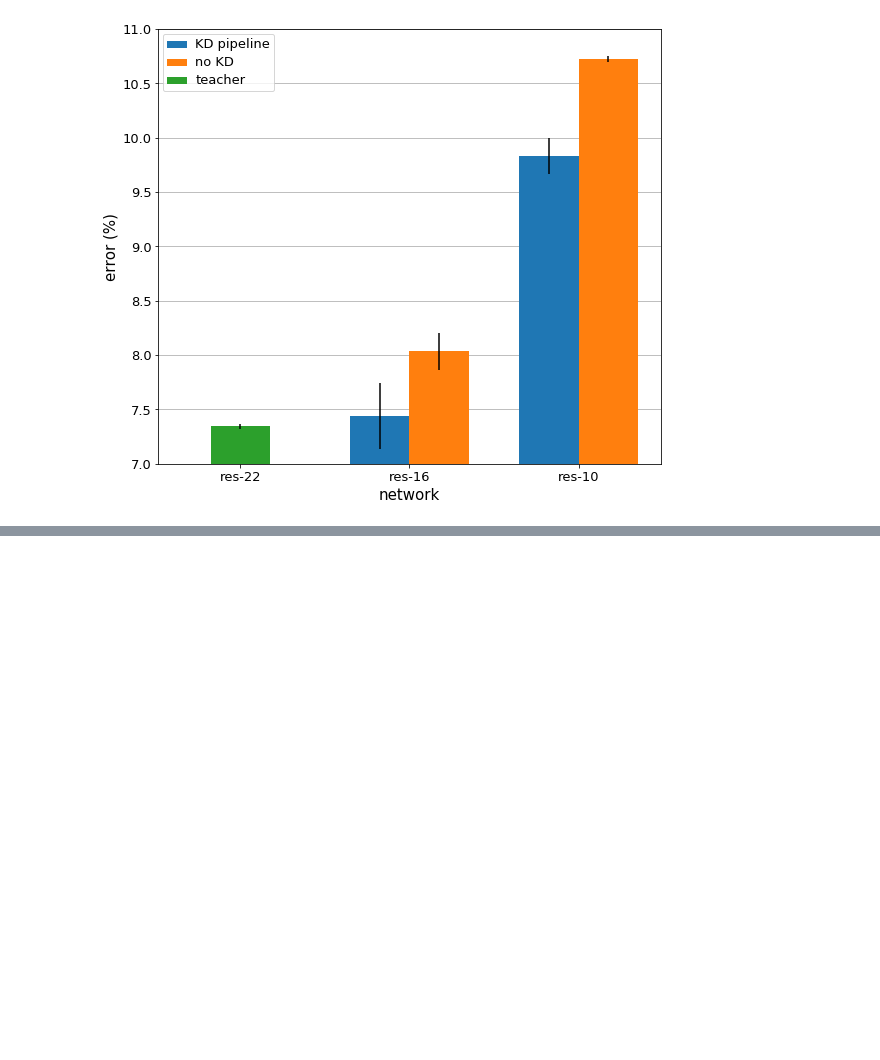
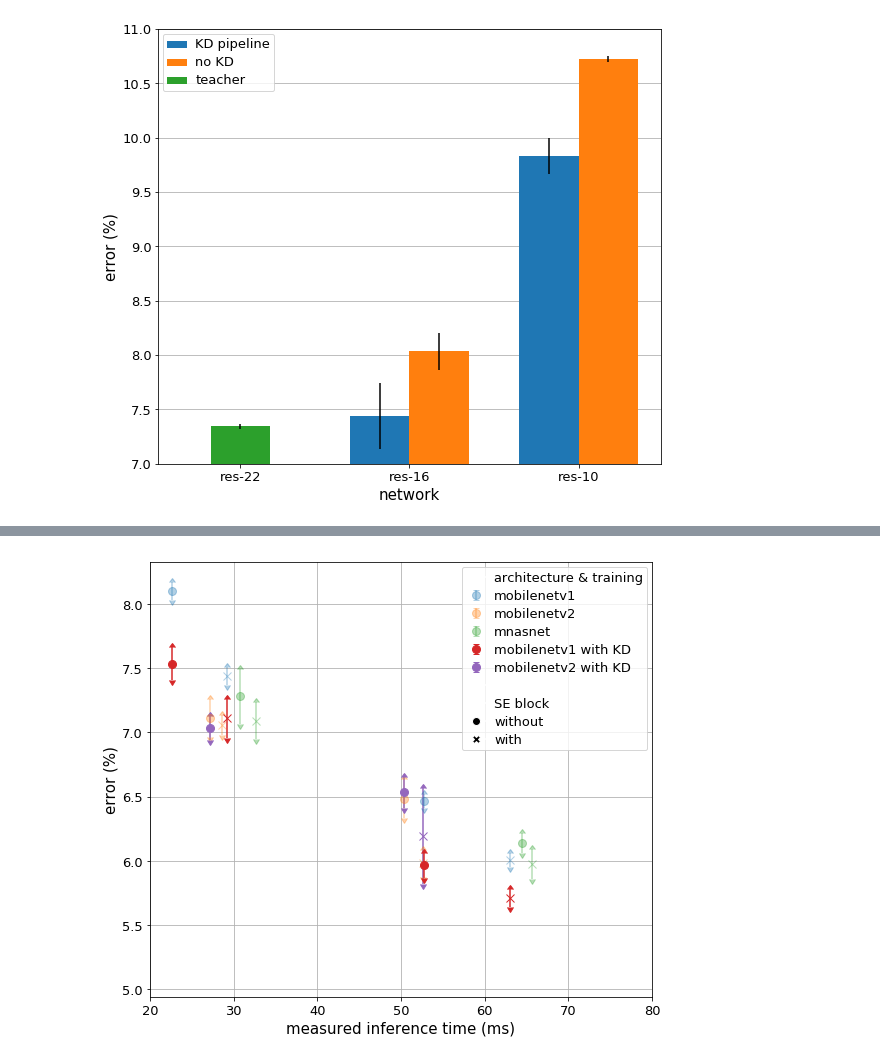
Before and after one commit to NatGr/Master_Thesis, a Jupyter notebook: training_from_scratch/visualize.ipynb, the cells around one changed output, grey strips where cells are left out. Drawn from its saved outputs; the diff is of its cells as text; code cells hidden in the pictures; blank space fills up the shorter version.

```diff
--- a/training_from_scratch/visualize.ipynb
+++ b/training_from_scratch/visualize.ipynb
@@ -19,10 +19,13 @@ results.reset_index(inplace=True)
 results['time'] = results['time'] * 1000
 results['error'] = 100*(1.0 - results[['acc1', 'acc2', 'acc3']].mean(axis=1))
 results['error_std'] = 100*results[['acc1', 'acc2', 'acc3']].std(axis=1)
-is_KD = results.file_name.apply(lambda x: "KD" in x)
+is_KD = results.file_name.apply(lambda x: "_KD" in x)
+is_new_KD = results.file_name.apply(lambda x: "newKD" in x)
 results_KD = results[is_KD]
 results_KD.reset_index(inplace=True)
-results = results[np.logical_not(is_KD)]
+results_new_KD = results[is_new_KD]
+results_new_KD.reset_index(inplace=True)
+results = results[np.logical_not(np.logical_or(is_KD, is_new_KD))]
 results.reset_index(inplace=True)
 results.head()
 # %% [output]
@@ -274,0 +388,73 @@ plt.show()
+# %%
+colors = {'mobilenetv1': 'C0',
+         'mobilenetv2': 'C1',
+         'mnasnet': 'C2',
+         'mobilenetv1_KD': 'C3',
+         'mobilenetv2_KD': 'C4'}
+
+legend = {'mobilenetv1': 'mobilenetv1',
+         'mobilenetv2': 'mobilenetv2',
+         'mnasnet': 'mnasnet',
+         'mobilenetv1_KD': 'mobilenetv1 with KD',
+         'mobilenetv2_KD': 'mobilenetv2 with KD'}
+
+fig, ax = plt.subplots(1, figsize=(9, 8))
+results_mob = pd.concat([results[results.arch.apply(
+    lambda x: x in ['mobilenetv1', 'mobilenetv2', 'mnasnet'])], results_new_KD])
+results_mob.drop(['level_0', 'index'], axis=1, inplace=True)
+results_mob.sort_values(["se"], inplace=True, ascending=True)
+results_mob.reset_index(inplace=True)
+marksize = 8
+
+for i in range(results_mob.shape[0]):
+    plt.errorbar(results_mob.time[i],
+                 results_mob.error[i],
+                 color=colors[results_mob.arch[i]],
+                 yerr=results_mob.error_std[i],
+                 fmt='x' if 'se' in results_mob.file_name[i] else 'o',
+                 lolims=True, uplims=True,
+                 markersize=marksize,
+                 alpha=1 if "KD" in results_mob.arch[i] else 0.35,
+                 ecolor=colors[results_mob.arch[i]],
+                 label=legend[results_mob.arch[i]])
+ax.set_xlabel('measured inference time (ms)', fontsize=15)
+ax.set_ylabel('error (%)', fontsize=15)
+ax.grid(True)
+
+handles, labels = plt.gca().get_legend_handles_labels()  # removes duplicates
+by_label = OrderedDict(zip(labels, handles))
+
+
+labels = [i for i in by_label.keys()]
+handles = [i for i in by_label.values()]
+
+
+handles.append(Line2D([0], [0], marker='o', color='w', label='',
+                          markerfacecolor='w', markersize=marksize))
+labels.append('')
+
+handles.append(Line2D([0], [0], marker='o', color='w', label='',
+                          markerfacecolor='w', markersize=marksize))
+labels.append('SE block')
+
+handles.append(Line2D([0], [0], marker='o', color='w', label='with',
+                          markerfacecolor='k', markersize=marksize))
+labels.append('without')
+
+handles.append(Line2D([0], [0], marker='X', color='w', label='retrain_scratch',
+                          markerfacecolor='k', markersize=marksize))
+labels.append('with')
+
+
+handles = [Line2D([0], [0], marker='o', color='w', label='',
+                              markerfacecolor='w' , markersize=marksize)] + handles
+labels = ['architecture & training'] + labels
+
+ax.legend(handles, labels)
+ax.set_xlim((20, 80))
+plt.setp(ax.get_legend().get_texts(), fontsize='13') # for legend text
+plt.setp(ax.get_legend().get_title(), fontsize='14') # for legend title
+ax.tick_params(axis='both', which='major', labelsize=13)  # for ticks
+# plt.savefig(f'arch_comparison_KD.pdf')
+# %% [output]
+[figure, added]
```
Also changed, not shown: parts of 5 cells of this notebook, 1 other file.
